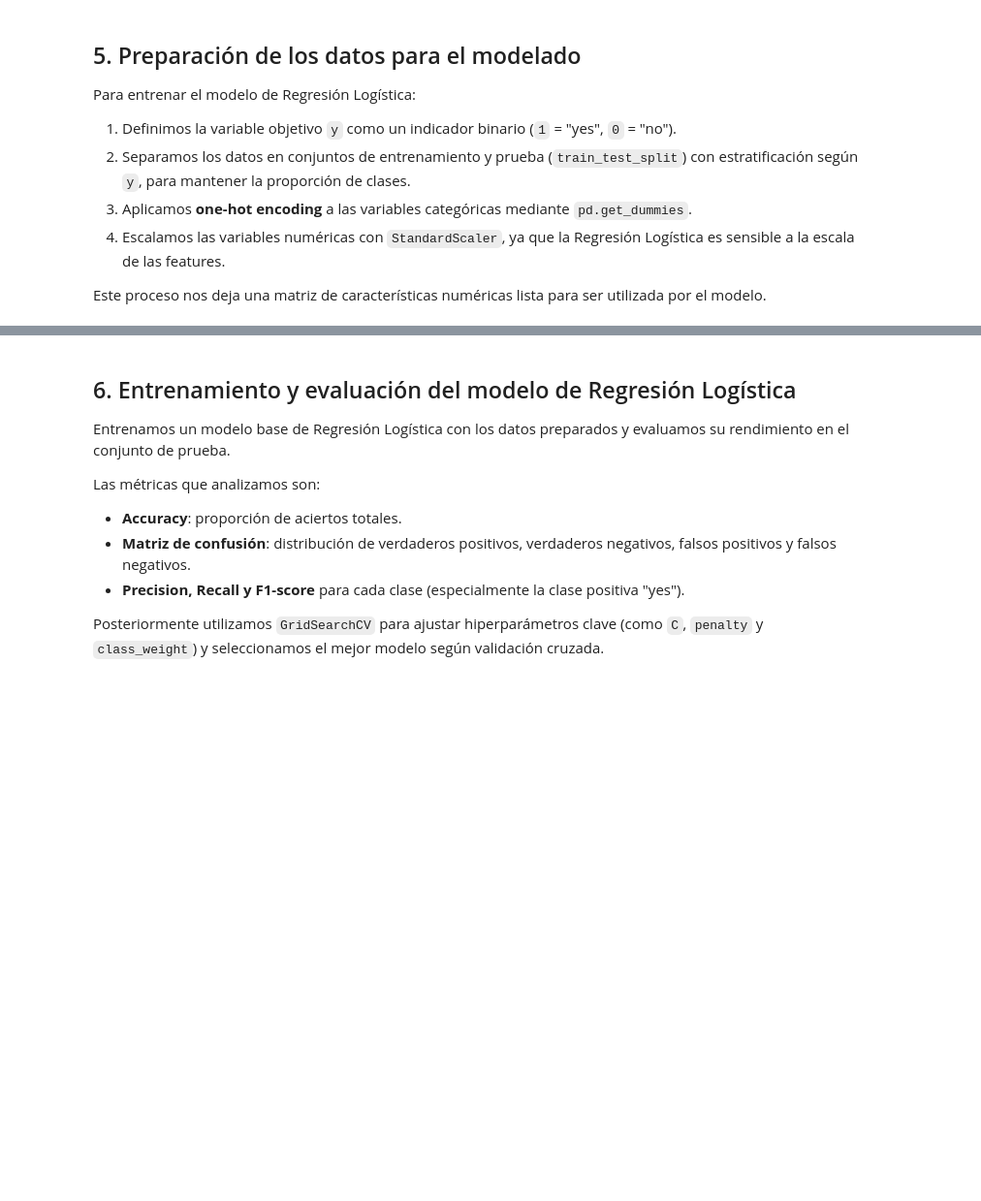
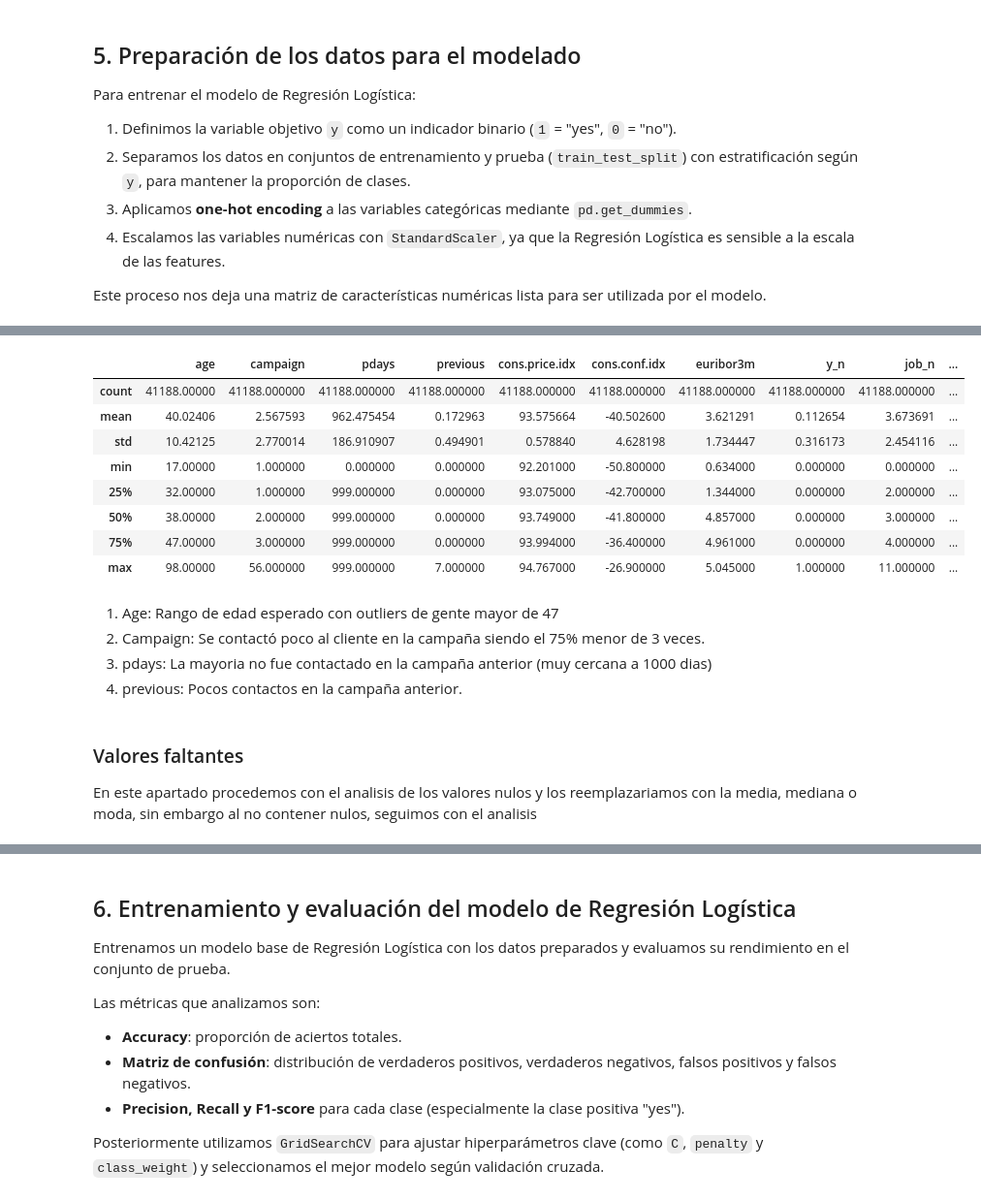
Before and after one commit to 4GeeksAcademy/carlos-gondelles-proyecto-regresion-logistica, a Jupyter notebook: src/explore.ipynb, the cells around one changed output, grey strips where cells are left out. Shown at 97% size. Saved outputs shown, nothing was run; the diff lists cells and outputs as text; code cells hidden in the pictures; blank space fills up the shorter version.

```diff
--- a/src/explore.ipynb
+++ b/src/explore.ipynb
@@ -833,0 +957,17 @@ Shape X_test_enc : (8238, 50)
+# %%
+total_data.describe()
+# %% [output]
+|  | age | campaign | pdays | previous | cons.price.idx | cons.conf.idx | euribor3m | y_n | job_n | ... |
+| count | 41188.00000 | 41188.000000 | 41188.000000 | 41188.000000 | 41188.000000 | 41188.000000 | 41188.000000 | 41188.000000 | 41188.000000 | ... |
+| mean | 40.02406 | 2.567593 | 962.475454 | 0.172963 | 93.575664 | -40.502600 | 3.621291 | 0.112654 | 3.673691 | ... |
+| std | 10.42125 | 2.770014 | 186.910907 | 0.494901 | 0.578840 | 4.628198 | 1.734447 | 0.316173 | 2.454116 | ... |
+| min | 17.00000 | 1.000000 | 0.000000 | 0.000000 | 92.201000 | -50.800000 | 0.634000 | 0.000000 | 0.000000 | ... |
+| 25% | 32.00000 | 1.000000 | 999.000000 | 0.000000 | 93.075000 | -42.700000 | 1.344000 | 0.000000 | 2.000000 | ... |
+| 50% | 38.00000 | 2.000000 | 999.000000 | 0.000000 | 93.749000 | -41.800000 | 4.857000 | 0.000000 | 3.000000 | ... |
+| 75% | 47.00000 | 3.000000 | 999.000000 | 0.000000 | 93.994000 | -36.400000 | 4.961000 | 0.000000 | 4.000000 | ... |
+| max | 98.00000 | 56.000000 | 999.000000 | 7.000000 | 94.767000 | -26.900000 | 5.045000 | 1.000000 | 11.000000 | ... |
+# %% [markdown]
+1. Age: Rango de edad esperado con outliers de gente mayor de 47
+2. Campaign: Se contactó poco al cliente en la campaña siendo el 75% menor de 3 veces.
+3. pdays: La mayoria no fue contactado en la campaña anterior (muy cercana a 1000 dias)
+4. previous: Pocos contactos en la campaña anterior.
@@ -833,0 +996,4 @@ Shape X_test_enc : (8238, 50)
+# %% [markdown]
+### Valores faltantes
+
+En este apartado procedemos con el analisis de los valores nulos y los reemplazariamos con la media, mediana o moda, sin embargo al no contener nulos, seguimos con el analisis
```
Also changed, not shown: parts of 56 cells of this notebook, 32 other files.
